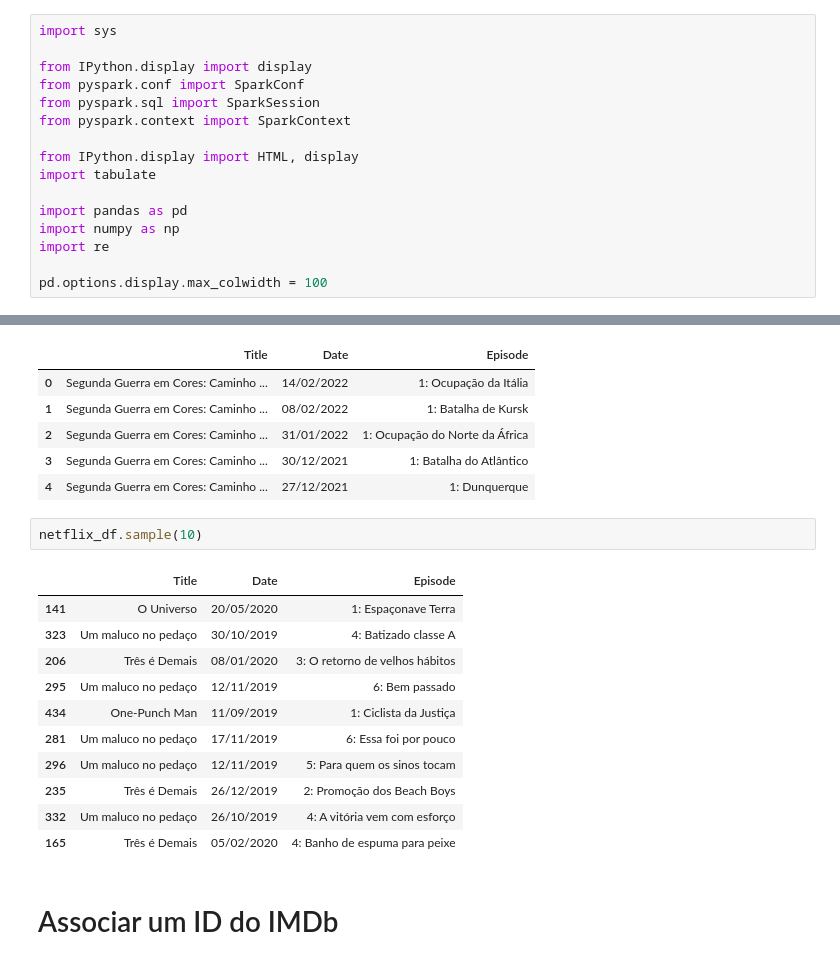
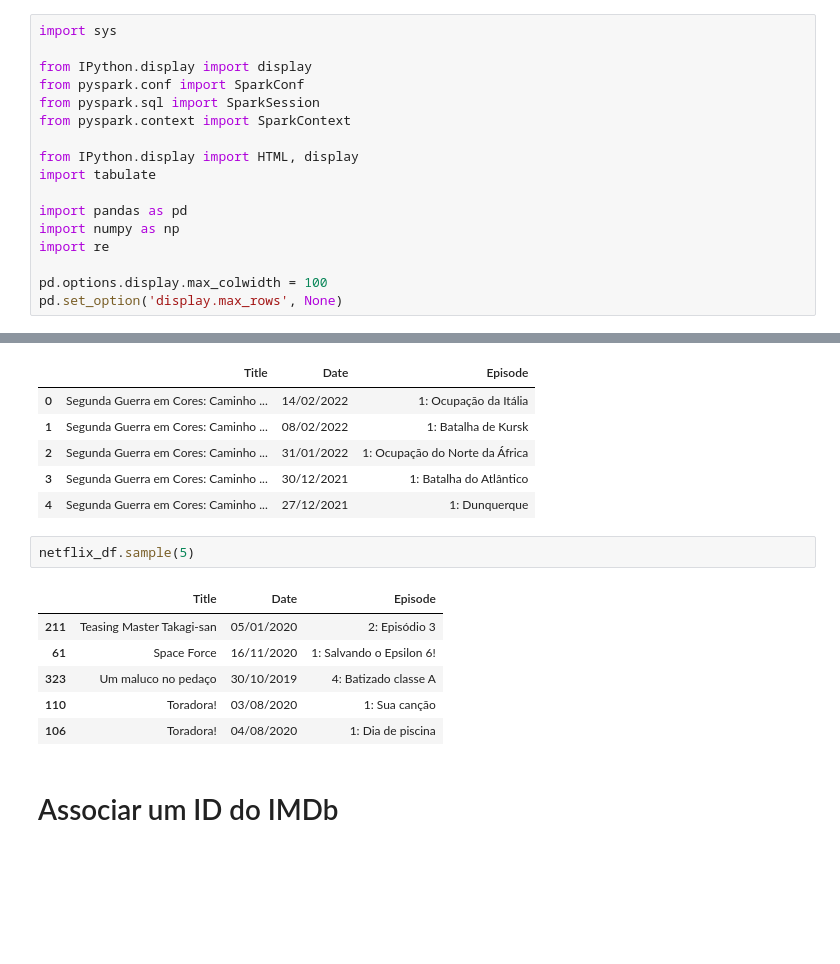
Before and after one commit to vichShir/netflix-analysis, a Jupyter notebook: notebooks/Netflix_Analysis.ipynb, the cells around one changed output, grey strips where cells are left out. Saved outputs shown, nothing was run; the diff lists cells and outputs as text; blank space fills up the shorter version.

```diff
--- a/notebooks/Netflix_Analysis.ipynb
+++ b/notebooks/Netflix_Analysis.ipynb
@@ -30,6 +30,7 @@ import numpy as np
 import re
 
 pd.options.display.max_colwidth = 100
+pd.set_option('display.max_rows', None)
 # %% [markdown]
 # Configura o ambiente de execução do Apache Spark
 # %%
@@ -301,19 +318,14 @@ netflix_df.head()
 | 3 | Segunda Guerra em Cores: Caminho ... | 30/12/2021 | 1: Batalha do Atlântico |
 | 4 | Segunda Guerra em Cores: Caminho ... | 27/12/2021 | 1: Dunquerque |
 # %%
-netflix_df.sample(10)
+netflix_df.sample(5)
 # %% [output]
 |  | Title | Date | Episode |
-| 141 | O Universo | 20/05/2020 | 1: Espaçonave Terra |
+| 211 | Teasing Master Takagi-san | 05/01/2020 | 2: Episódio 3 |
+| 61 | Space Force | 16/11/2020 | 1: Salvando o Epsilon 6! |
 | 323 | Um maluco no pedaço | 30/10/2019 | 4: Batizado classe A |
-| 206 | Três é Demais | 08/01/2020 | 3: O retorno de velhos hábitos |
-| 295 | Um maluco no pedaço | 12/11/2019 | 6: Bem passado |
-| 434 | One-Punch Man | 11/09/2019 | 1: Ciclista da Justiça |
-| 281 | Um maluco no pedaço | 17/11/2019 | 6: Essa foi por pouco |
-| 296 | Um maluco no pedaço | 12/11/2019 | 5: Para quem os sinos tocam |
-| 235 | Três é Demais | 26/12/2019 | 2: Promoção dos Beach Boys |
-| 332 | Um maluco no pedaço | 26/10/2019 | 4: A vitória vem com esforço |
-| 165 | Três é Demais | 05/02/2020 | 4: Banho de espuma para peixe |
+| 110 | Toradora! | 03/08/2020 | 1: Sua canção |
+| 106 | Toradora! | 04/08/2020 | 1: Dia de piscina |
 # %% [markdown]
 # Associar um ID do IMDb
 # %%
```
Also changed, not shown: parts of 25 cells of this notebook, 1 other file.
